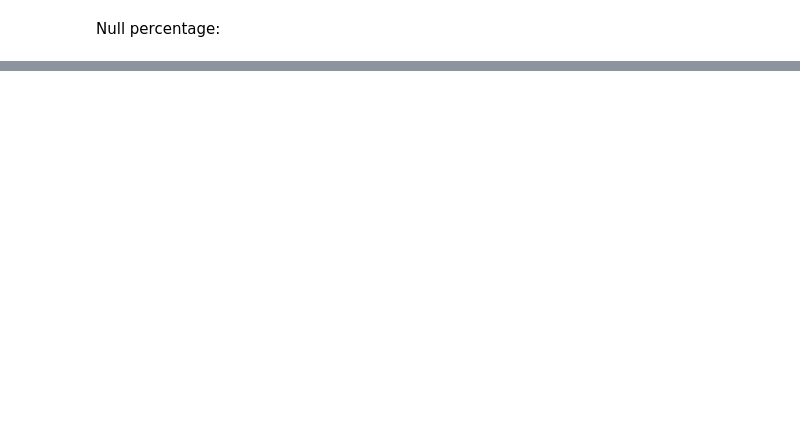
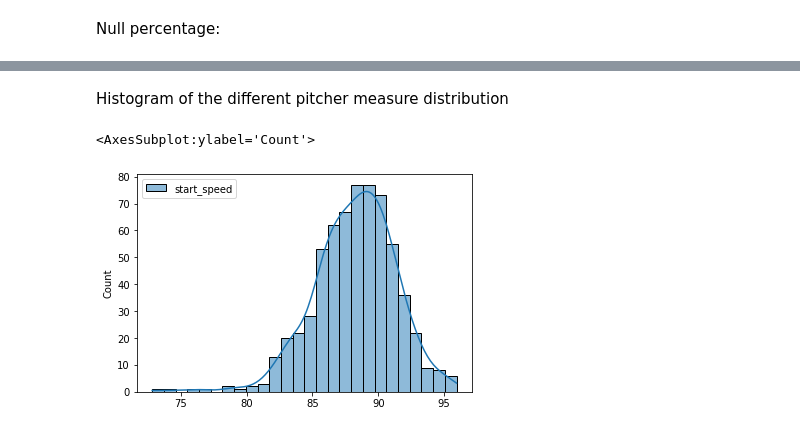
Before and after one commit to Gregcrooks75/Task, a Jupyter notebook: baseballpitch.ipynb, the cells around one changed output, grey strips where cells are left out. Saved outputs shown, nothing was run; the diff lists cells and outputs as text; code cells hidden in the pictures; blank space fills up the shorter version.

```diff
--- a/baseballpitch.ipynb
+++ b/baseballpitch.ipynb
@@ -743,0 +238,3 @@ AttributeError: 'NoneType' object has no attribute 'fillna'
+# %%
+df = df[~df['pitch_type'].isin(["Forkball", "IN", "Pitcher Only", "Screwball", "Eephus", "UN", "AB"])]
+df['pitch_type'].value_counts()
@@ -743,0 +252,20 @@ AttributeError: 'NoneType' object has no attribute 'fillna'
+# %%
+df.is_final_pitch = df.is_final_pitch.replace({'0': "No", '1': "Yes"})
+# Group by 'pitch_type' and 'is_final_pitch', and count the occurrences
+grouped_data = df.groupby(['pitch_type', 'is_final_pitch']).size().reset_index(name='pitch_count')
+
+# Calculate the total count for each 'pitch_type'
+grouped_data['total_count'] = grouped_data.groupby('pitch_type')['pitch_count'].transform('sum')
+
+# Calculate the percentage for each group within the 'pitch_type'
+grouped_data['percentage'] = (grouped_data['pitch_count'] / grouped_data['total_count']) * 100
+
+# Create a Seaborn plot
+plt.figure(figsize=(20, 6))  # Set the figure size
+sns.barplot(x='pitch_type', y='percentage', hue='is_final_pitch', data=grouped_data)
+
+plt.title('Percentage of Final Pitches by Pitch Type')
+plt.ylabel('% of Final Pitches')
+plt.xlabel('Pitch Type')
+plt.legend(title='Is Final Pitch')
+plt.show()
@@ -743,0 +439,3 @@ AttributeError: 'NoneType' object has no attribute 'fillna'
+# %%
+df.top = df.top.replace({0: "No", 1: "Yes"})
+df.top.value_counts(normalize=True).mul(100).round(1).astype(str) + '%'
@@ -743,0 +709,12 @@ AttributeError: 'NoneType' object has no attribute 'fillna'
+# %%
+average_start_speed_pitcher = df.groupby("pitcher_id")['start_speed'].mean().reset_index()
+average_break_angle_pitcher = df.groupby("pitcher_id")['break_angle'].mean().reset_index()
+average_break_length_pitcher = df.groupby("pitcher_id")['break_length'].mean().reset_index()
+average_spin_rate_pitcher = df.groupby("pitcher_id")['spin_rate'].mean().reset_index()
+# %% [markdown]
+Histogram of the different pitcher measure distribution
+# %%
+sns.histplot(data=average_start_speed_pitcher, kde=True)
+# %% [output]
+<AxesSubplot:ylabel='Count'>
+[figure, added]
```
Also changed, not shown: parts of 297 cells of this notebook.
